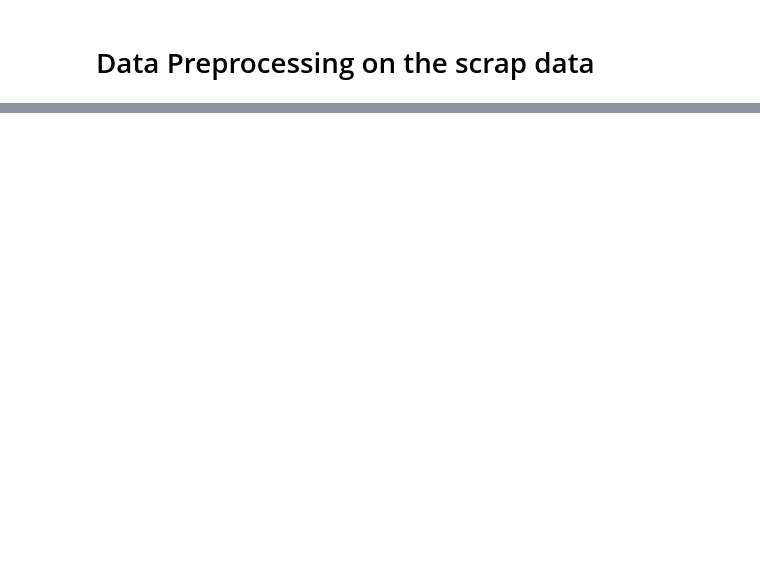
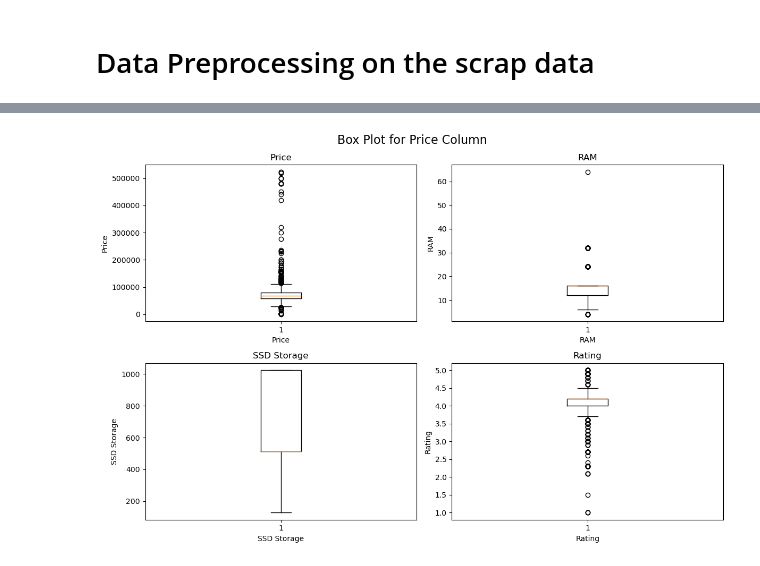
Before and after one commit to sumitsartale4952/Study-_materials, a Jupyter notebook: Scraping_Data_From_Amazon.ipynb, the cells around one changed output, grey strips where cells are left out. Saved outputs shown, nothing was run; the diff lists cells and outputs as text; code cells hidden in the pictures; blank space fills up the shorter version.

```diff
--- a/Scraping_Data_From_Amazon.ipynb
+++ b/Scraping_Data_From_Amazon.ipynb
@@ -374,0 +333,4 @@ Name: SSD_Storage, Length: 1115, dtype: float64
+# %%
+# covert the RAM into Integer
+df['RAM'] = df['RAM'].astype('Int64')
+df['RAM']
@@ -374,0 +372,3 @@ Name: SSD_Storage, Length: 1115, dtype: float64
+# %%
+# Convert SSD storage and RAM to Integer
+df['SSD_Storage'] = df['SSD_Storage'].astype('Int64')
@@ -374,0 +388,7 @@ Name: SSD_Storage, Length: 1115, dtype: float64
+# %%
+# Price column convert into integer
+df['Price'] = df['Price'].str.replace(',', '', regex=False)
+df['Price'] = pd.to_numeric(df['Price'], errors='coerce')
+# %%
+# convert the price column into integer
+df['Price'] = df['Price'].astype('Int64')
@@ -374,0 +451,36 @@ Name: SSD_Storage, Length: 1115, dtype: float64
+# %%
+# make the box plot for the price column
+import matplotlib.pyplot as plt
+
+# make the subplot
+fig,axes = plt.subplots(2,2, figsize=(12,8))
+
+# make the title of the subplot
+fig.suptitle("Box Plot for Price Column", fontsize=16)
+
+# make the box plot for the price column
+axes[0,0].boxplot(df['Price'].dropna())
+axes[0,0].set_title("Price")
+axes[0,0].set_xlabel("Price")
+axes[0,0].set_ylabel("Price")
+
+
+axes[0,1].boxplot(df['RAM'].dropna())
+axes[0,1].set_title("RAM")
+axes[0,1].set_xlabel("RAM")
+axes[0,1].set_ylabel("RAM")
+
+axes[1,0].boxplot(df['SSD_Storage'].dropna())
+axes[1,0].set_title("SSD Storage")
+axes[1,0].set_xlabel("SSD Storage")
+axes[1,0].set_ylabel("SSD Storage")
+
+axes[1,1].boxplot(df['Rating'].dropna())
+axes[1,1].set_title("Rating")
+axes[1,1].set_xlabel("Rating")
+axes[1,1].set_ylabel("Rating")
+
+plt.tight_layout()
+plt.show()
+# %% [output]
+[figure, added]
```
Also changed, not shown: parts of 31 cells of this notebook.
